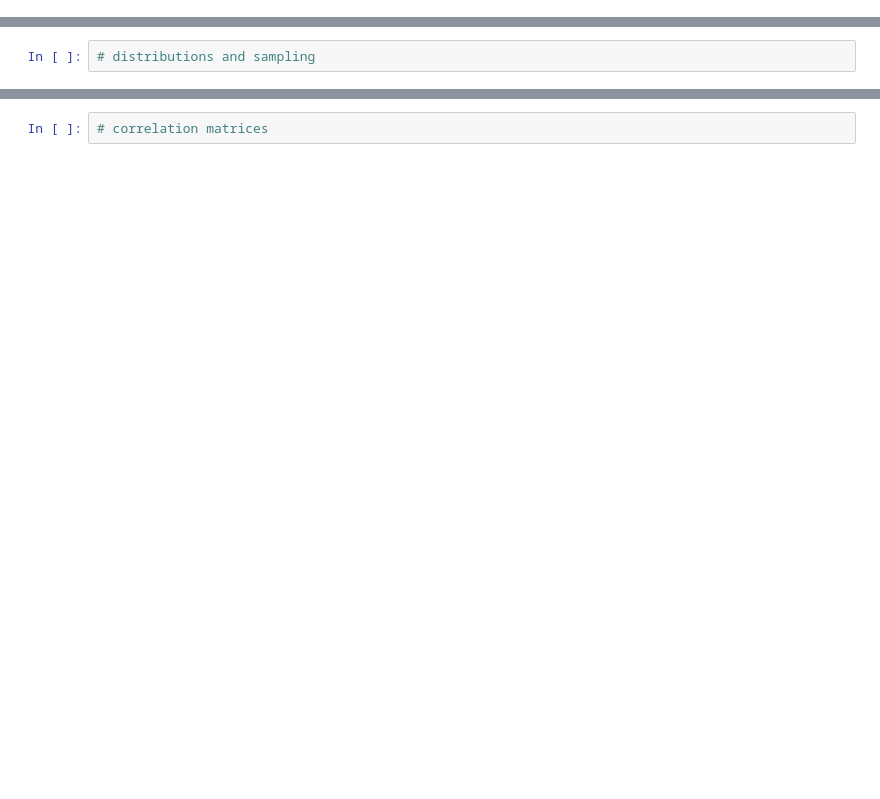
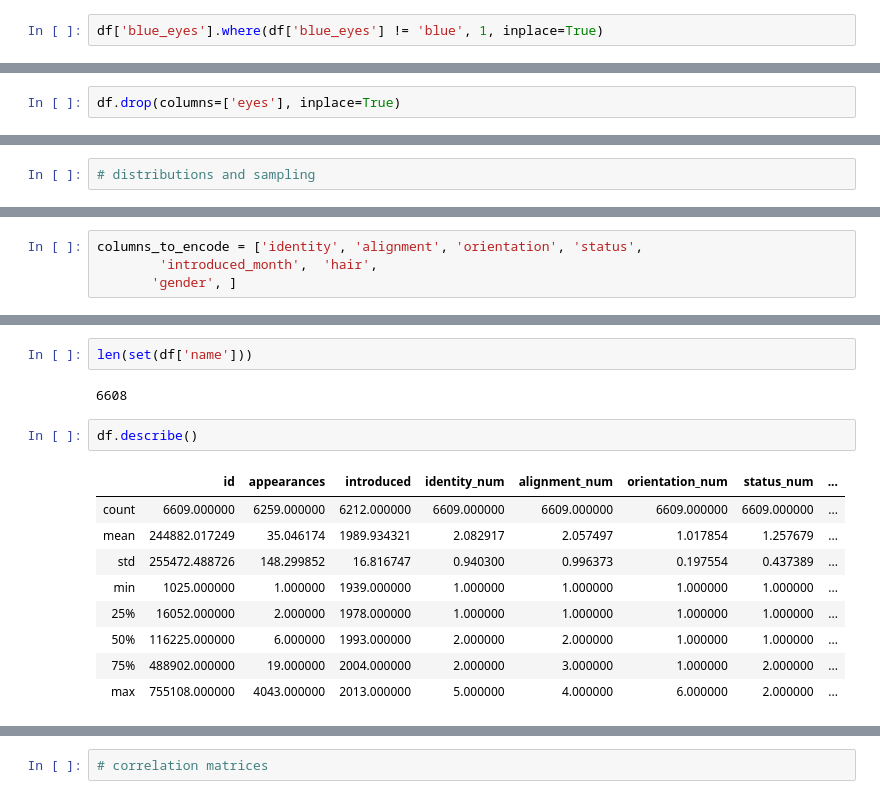
Before and after one commit to shhudspeth/marvel_comics, a Jupyter notebook: Notebooks/Blue Eyes ML.ipynb, the cells around one changed output, grey strips where cells are left out. Saved outputs shown, nothing was run; the diff lists cells and outputs as text; blank space fills up the shorter version.

```diff
--- a/Notebooks/Blue Eyes ML.ipynb
+++ b/Notebooks/Blue Eyes ML.ipynb
@@ -53,0 +167,2 @@ Name: id, dtype: int64
+# %%
+df['blue_eyes'].where(df['blue_eyes'] != 'blue', 1, inplace=True)
@@ -53,0 +187,2 @@ Name: id, dtype: int64
+# %%
+df.drop(columns=['eyes'], inplace=True)
@@ -55,0 +205,4 @@ Name: id, dtype: int64
+# %%
+columns_to_encode = ['identity', 'alignment', 'orientation', 'status',
+        'introduced_month',  'hair',
+       'gender', ]
@@ -55,0 +287,16 @@ Name: id, dtype: int64
+# %%
+len(set(df['name']))
+# %% [output]
+6608
+# %%
+df.describe()
+# %% [output]
+|  | id | appearances | introduced | identity_num | alignment_num | orientation_num | status_num | ... |
+| count | 6609.000000 | 6259.000000 | 6212.000000 | 6609.000000 | 6609.000000 | 6609.000000 | 6609.000000 | ... |
+| mean | 244882.017249 | 35.046174 | 1989.934321 | 2.082917 | 2.057497 | 1.017854 | 1.257679 | ... |
+| std | 255472.488726 | 148.299852 | 16.816747 | 0.940300 | 0.996373 | 0.197554 | 0.437389 | ... |
+| min | 1025.000000 | 1.000000 | 1939.000000 | 1.000000 | 1.000000 | 1.000000 | 1.000000 | ... |
+| 25% | 16052.000000 | 2.000000 | 1978.000000 | 1.000000 | 1.000000 | 1.000000 | 1.000000 | ... |
+| 50% | 116225.000000 | 6.000000 | 1993.000000 | 2.000000 | 2.000000 | 1.000000 | 1.000000 | ... |
+| 75% | 488902.000000 | 19.000000 | 2004.000000 | 2.000000 | 3.000000 | 1.000000 | 2.000000 | ... |
+| max | 755108.000000 | 4043.000000 | 2013.000000 | 5.000000 | 4.000000 | 6.000000 | 2.000000 | ... |
```
Also changed, not shown: parts of 79 cells of this notebook, 10 other files.
